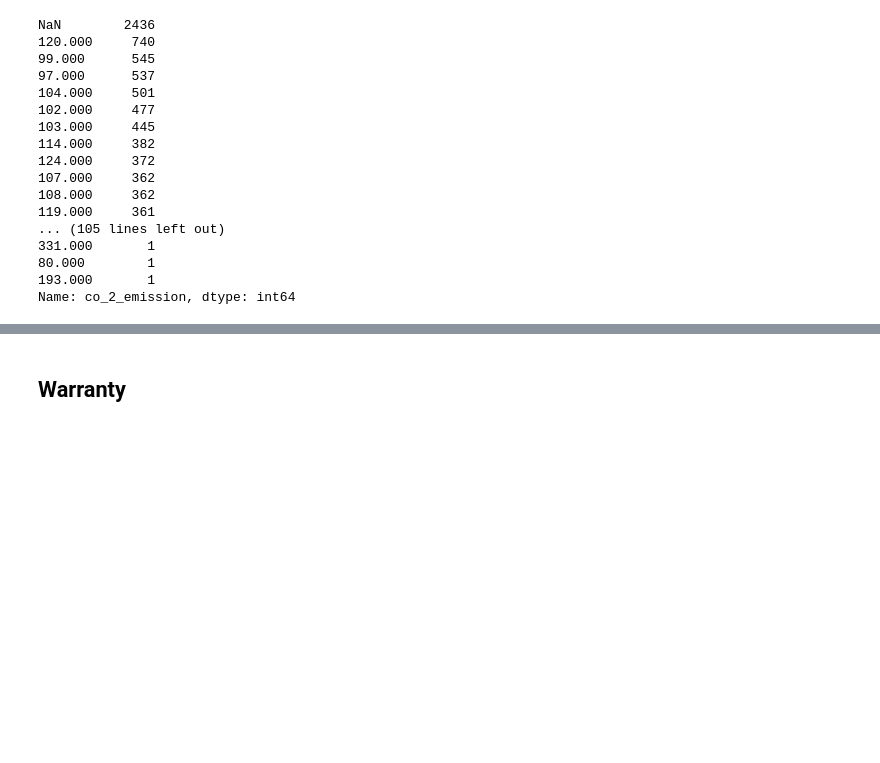
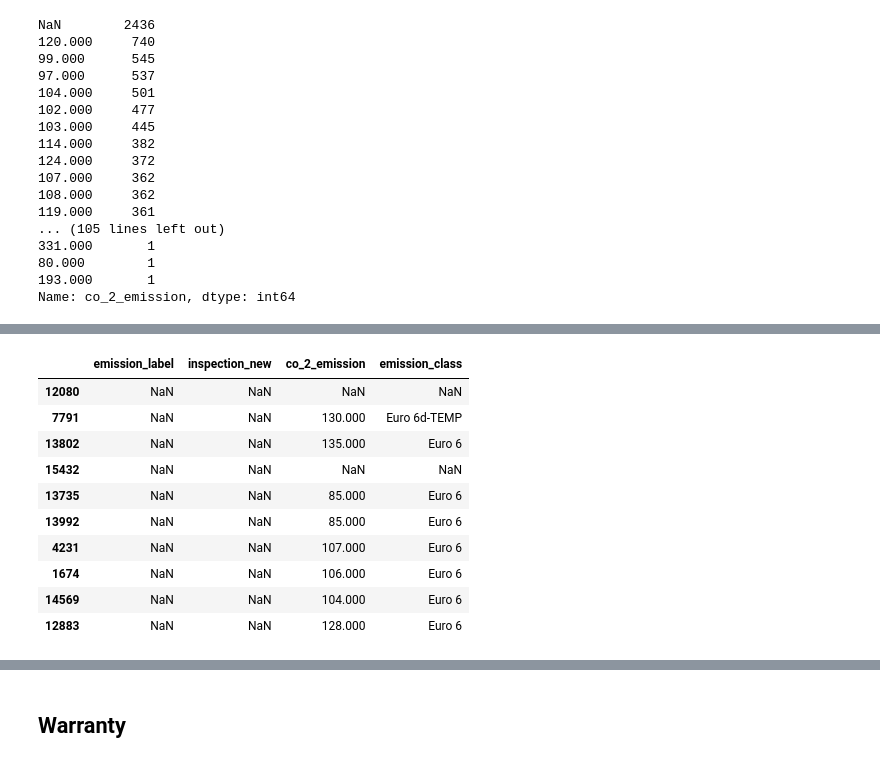
Before and after one commit to YusufSHub/DAwPython-Capstone-Project, a Jupyter notebook: DAwPy-Capstone_Project_(AutoScout)_D1124-Yusuf.ipynb, the cells around one changed output, grey strips where cells are left out. Saved outputs shown, nothing was run; the diff lists cells and outputs as text; code cells hidden in the pictures; blank space fills up the shorter version.

```diff
--- a/DAwPy-Capstone_Project_(AutoScout)_D1124-Yusuf.ipynb
+++ b/DAwPy-Capstone_Project_(AutoScout)_D1124-Yusuf.ipynb
@@ -1205,0 +1293,6 @@ Name: next_inspection, dtype: int64
+# %%
+df["inspection_new"] = [item[0] if type(item) == list else item for item in df["inspection_new"]]
+# ## hepsini liste disina cikaracak4
+
+
+# df["previous_owners"]= df["previous_owners"].str.strip("\n").astype('float')
@@ -1271,7 +1391,7 @@ df.co_2_emission[0]
 # %% [output]
 '99 g CO2/km (comb)'
 # %%
-df.co_2_emission= df["co_2_emission"].str.extract('(\\d+)').astype(float)
+#df.co_2_emission= df["co_2_emission"].str.extract('(\\d+)')
 # %%
 df.co_2_emission.value_counts(dropna=False)
 # %% [output]
@@ -1294,0 +1437,4 @@ Name: co_2_emission, dtype: int64
+# %%
+df["emission_class"] = [item[0] if type(item) == list else item for item in df["emission_class"]]
+# %%
+df.emission_class = df["emission_class"].str.replace("\n","")
@@ -1294,0 +1451,14 @@ Name: co_2_emission, dtype: int64
+# %%
+df[["emission_label","inspection_new", 'co_2_emission', 'emission_class']].sample(10)
+# %% [output]
+|  | emission_label | inspection_new | co_2_emission | emission_class |
+| 12080 | NaN | NaN | NaN | NaN |
+| 7791 | NaN | NaN | 130.000 | Euro 6d-TEMP |
+| 13802 | NaN | NaN | 135.000 | Euro 6 |
+| 15432 | NaN | NaN | NaN | NaN |
+| 13735 | NaN | NaN | 85.000 | Euro 6 |
+| 13992 | NaN | NaN | 85.000 | Euro 6 |
+| 4231 | NaN | NaN | 107.000 | Euro 6 |
+| 1674 | NaN | NaN | 106.000 | Euro 6 |
+| 14569 | NaN | NaN | 104.000 | Euro 6 |
+| 12883 | NaN | NaN | 128.000 | Euro 6 |
```
Also changed, not shown: parts of 133 cells of this notebook, 5 other files.
